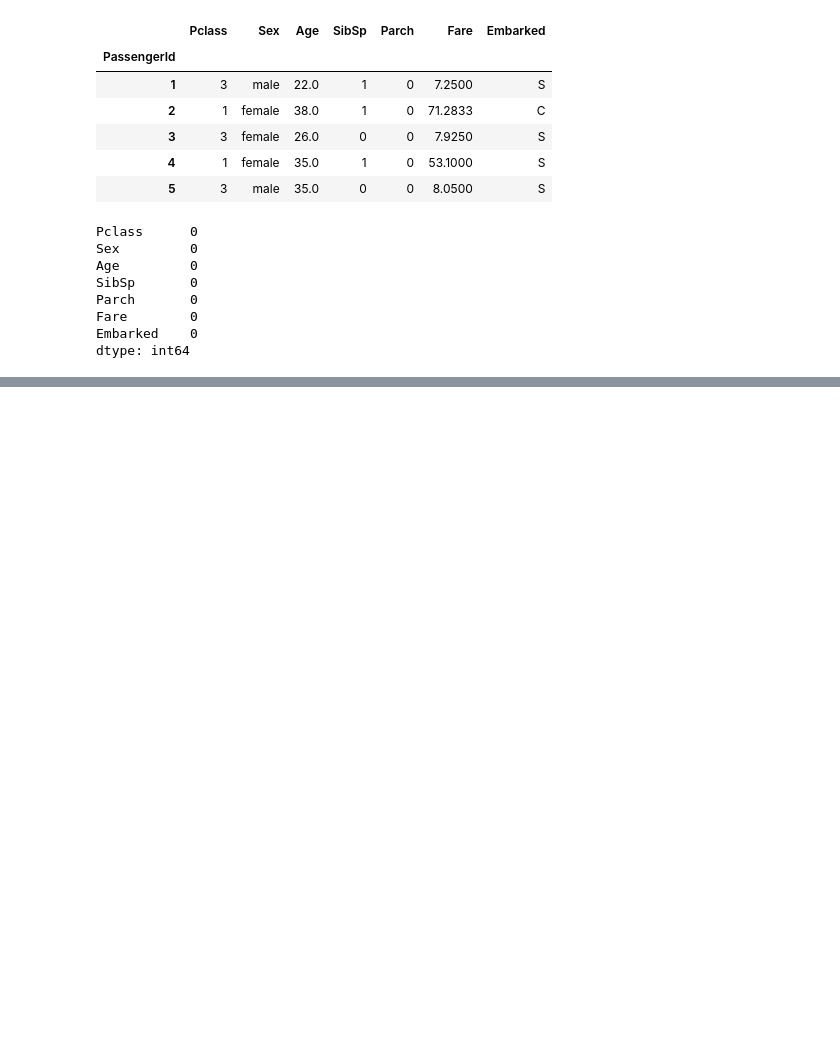
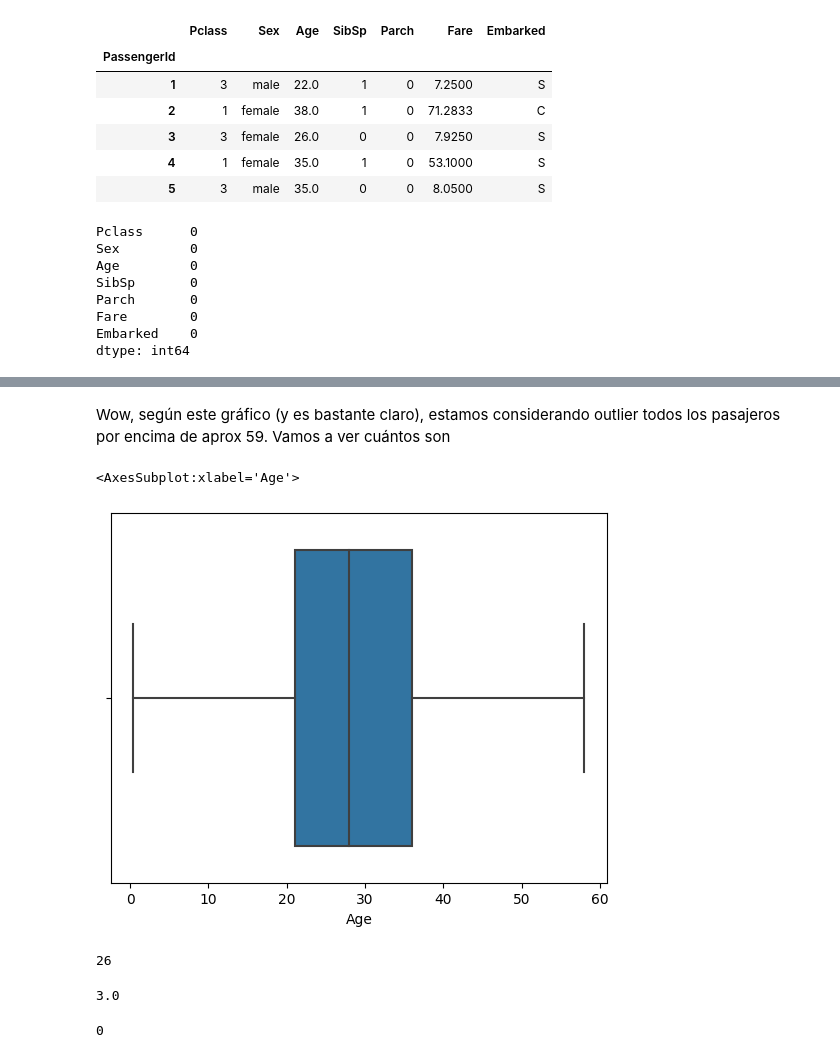
Before and after one commit to AI-School-F5-P2/titanic_example, a Jupyter notebook: titanic_eda.ipynb, the cells around one changed output, grey strips where cells are left out. Cells and saved outputs as stored; diff of their text form; code cells hidden in the pictures; blank space fills up the shorter version.

Commit message:
outlier detection

```diff
--- a/titanic_eda.ipynb
+++ b/titanic_eda.ipynb
@@ -605,0 +663,17 @@ __PD:__ Esta distribución
+# %% [markdown]
+Wow, según este gráfico (y es bastante claro), estamos considerando outlier todos los pasajeros por encima de aprox 59. Vamos a ver cuántos son
+# %%
+sns.boxplot(x=X[X["Age"]<59]["Age"])
+# %% [output]
+<AxesSubplot:xlabel='Age'>
+[figure, added]
+# %%
+# 26 pasajeros
+len(X[X["Age"]>59])
+# %% [output]
+26
+# %%
+# Porcentaje sobre el total, un 3%. Es poquito. Lo consideraría outlier. Procedemos a eliminarlos
+(round(len(X[X["Age"]>59]) / len(X), 2)*100)
+# %% [output]
+3.0
@@ -605,0 +688,4 @@ __PD:__ Esta distribución
+# %%
+len(X[X["Age"]>59])
+# %% [output]
+0
```
Also changed, not shown: parts of 41 cells of this notebook.
